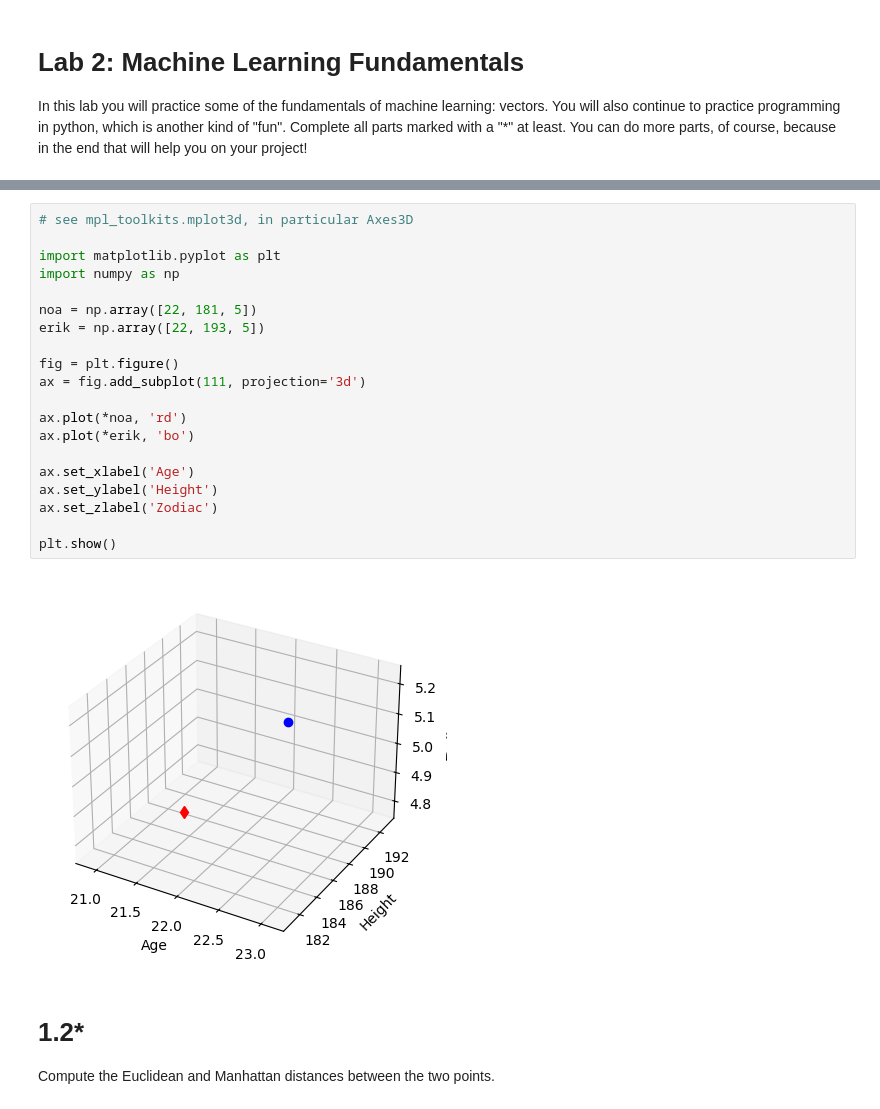
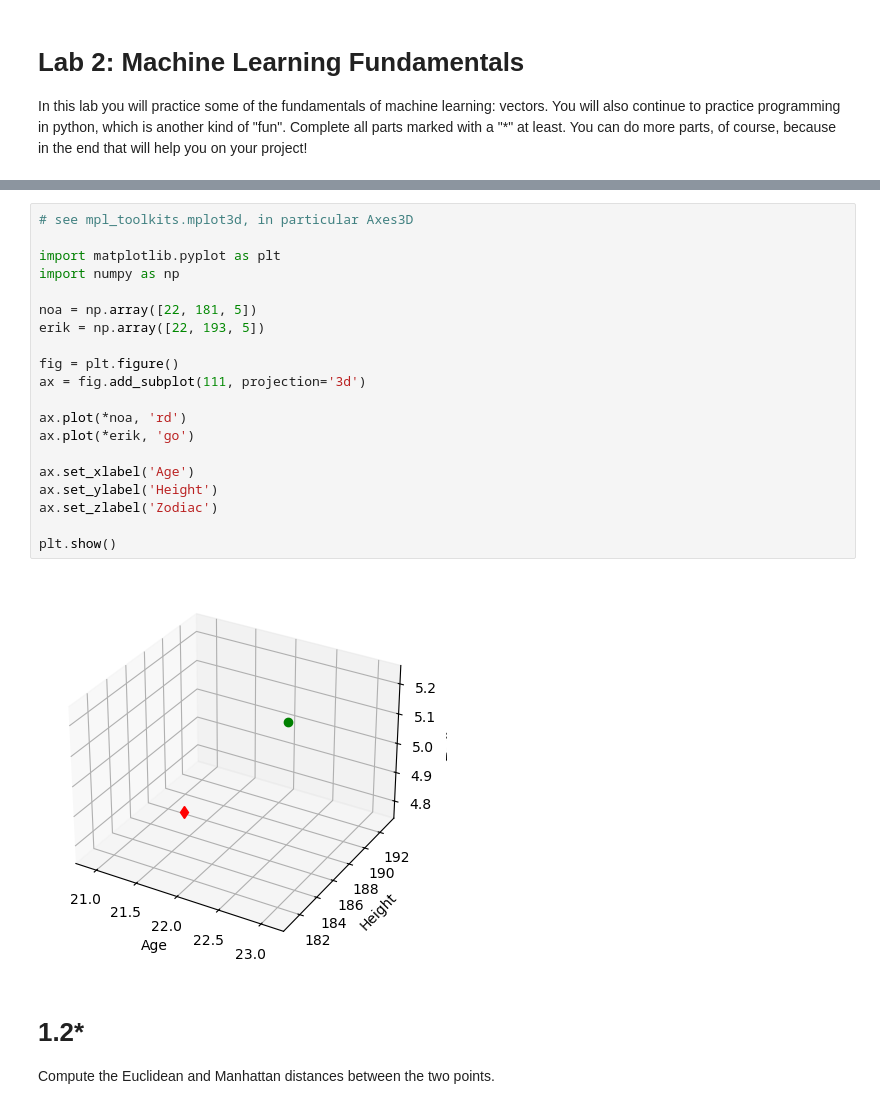
Before and after one commit to noa-bit/dm1590-labs, a Jupyter notebook: lab-2/DM1590_Lab2.ipynb, the cells around one changed output, grey strips where cells are left out. Drawn from its saved outputs; the diff is of its cells as text.

```diff
--- a/lab-2/DM1590_Lab2.ipynb
+++ b/lab-2/DM1590_Lab2.ipynb
@@ -11,25 +11,25 @@ Build two vectors that numerically describe you and your lab partner. Make the t
 # %%
 # see mpl_toolkits.mplot3d, in particular Axes3D
 
 import matplotlib.pyplot as plt
 import numpy as np
 
 noa = np.array([22, 181, 5])
 erik = np.array([22, 193, 5])
 
 fig = plt.figure()
 ax = fig.add_subplot(111, projection='3d')
 
 ax.plot(*noa, 'rd')
-ax.plot(*erik, 'bo')
+ax.plot(*erik, 'go')
 
 ax.set_xlabel('Age')
 ax.set_ylabel('Height')
 ax.set_zlabel('Zodiac')
 
 plt.show()
 # %% [output]
-[figure, old version]
+[figure, new version]
 # %% [markdown]
 # 1.2*
 Compute the Euclidean and Manhattan distances between the two points.
```
Also changed, not shown: parts of 4 cells of this notebook.
